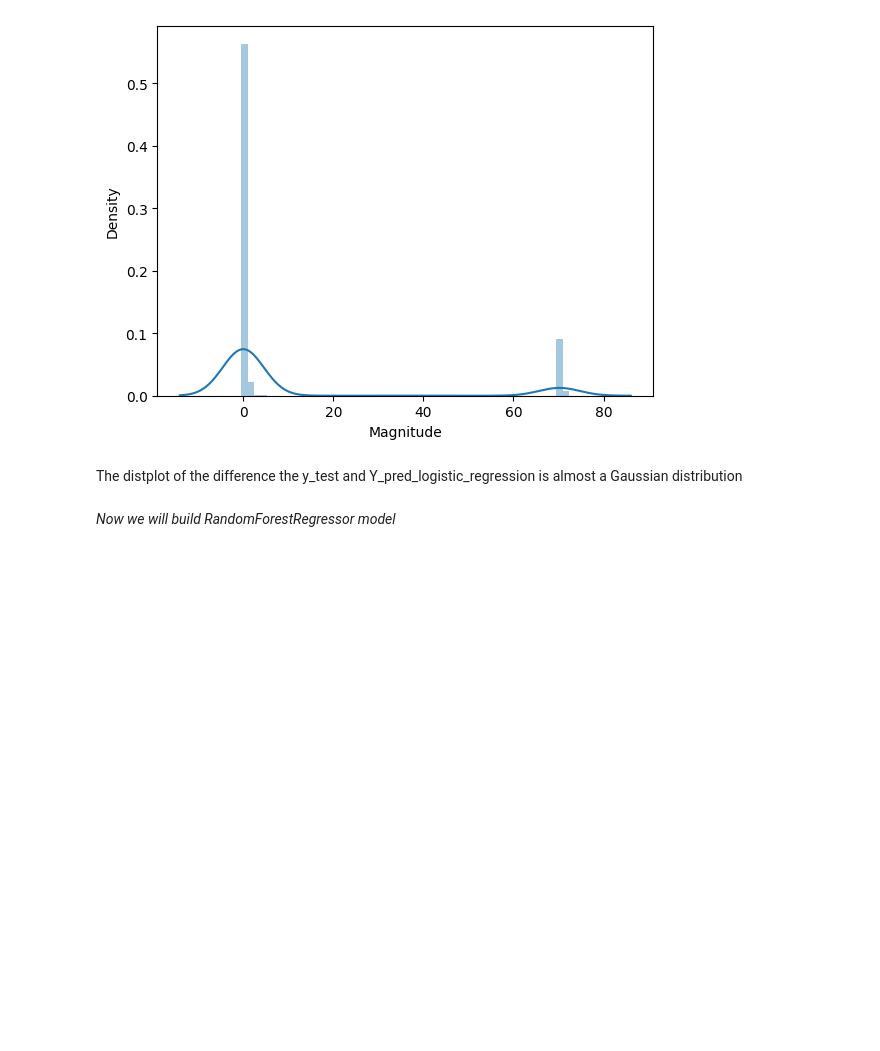
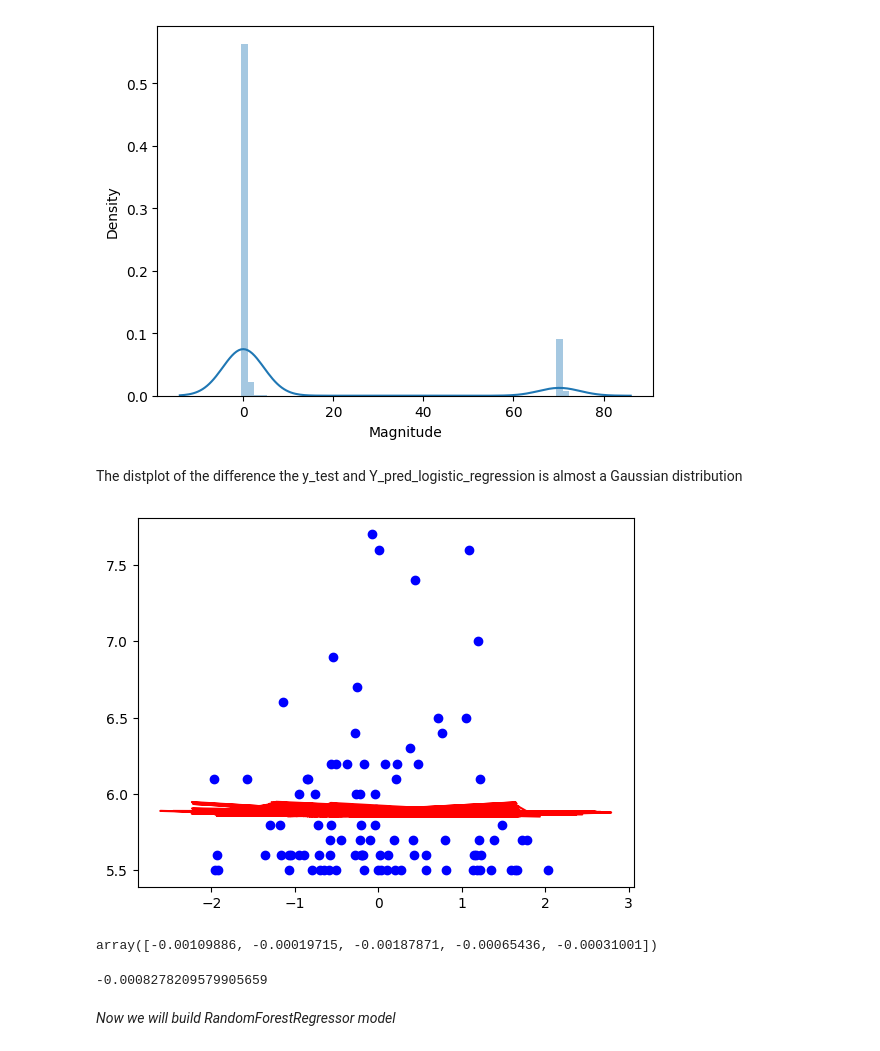
Before and after one commit to nipun1992/EarthquakeMagnitudePrediction, a Jupyter notebook: Earthquake_Magnitude_Prediction.ipynb, the cells around one changed output. Drawn from its saved outputs; the diff is of its cells as text; code cells hidden in the pictures; blank space fills up the shorter version.

```diff
--- a/Earthquake_Magnitude_Prediction.ipynb
+++ b/Earthquake_Magnitude_Prediction.ipynb
@@ -1296,6 +1311,20 @@ sns.distplot(Y_test-Y_pred_logistic_regression)
 [figure]
 # %% [markdown]
 The distplot of the difference the y_test and Y_pred_logistic_regression is almost a Gaussian distribution
+# %%
+plt.scatter(x=X_train['Latitude'][:100], y=Y_train[:100], color='blue')
+plt.plot(X_train['Latitude'], regressor.predict(X_train), color='red')
+plt.show()
+# %% [output]
+[figure, added]
+# %%
+cross_val_score(regressor, X_train, Y_train, cv=5)
+# %% [output]
+array([-0.00109886, -0.00019715, -0.00187871, -0.00065436, -0.00031001])
+# %%
+cross_val_score(regressor, X_train, Y_train, cv=5).mean()
+# %% [output]
+-0.0008278209579905659
 # %% [markdown]
 *Now we will build RandomForestRegressor model*
 # %%
```
Also changed, not shown: parts of 27 cells of this notebook.
